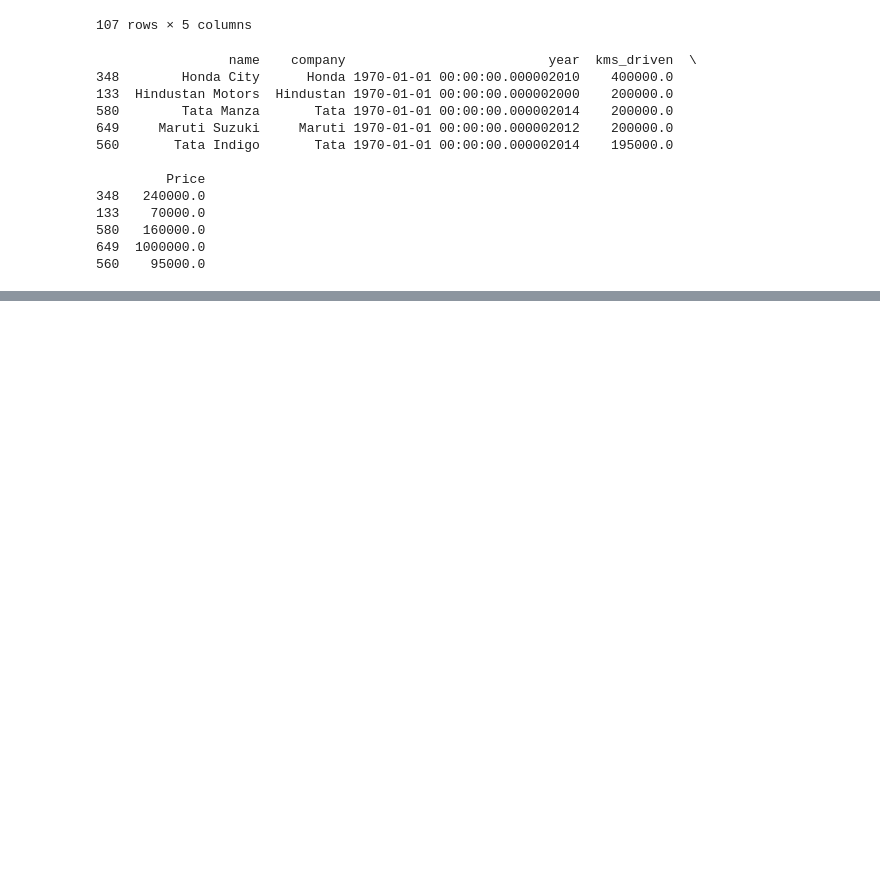
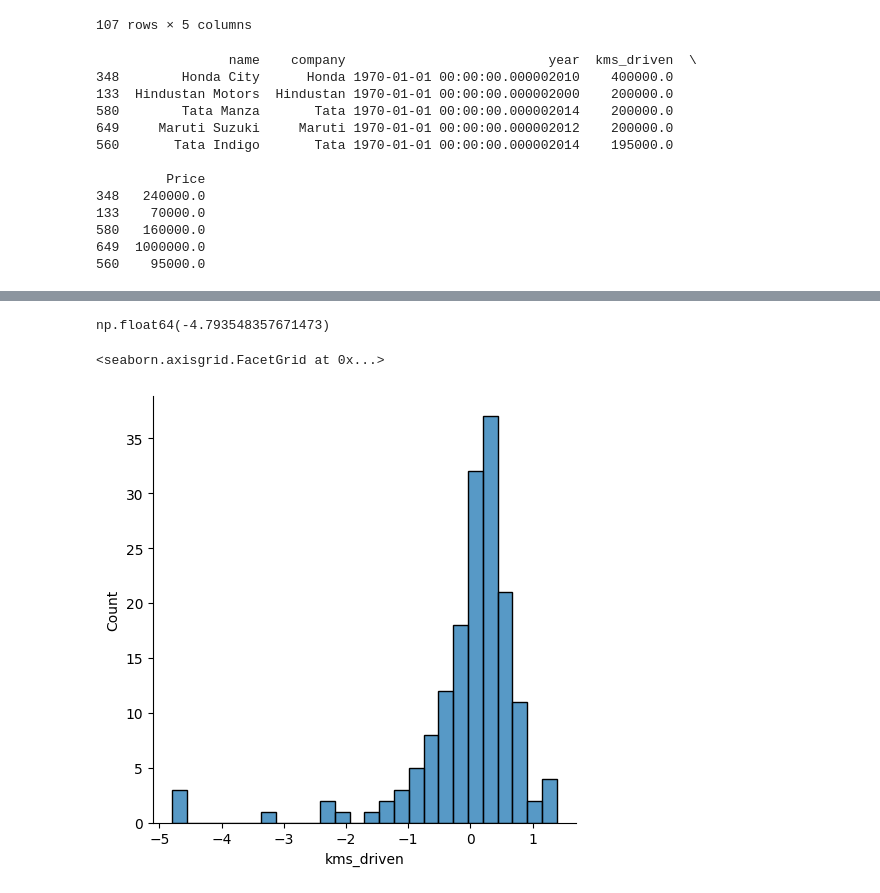
Before and after one commit to dewang002/Linear_Regression_Practice, a Jupyter notebook: Untitled.ipynb, the cells around one changed output, grey strips where cells are left out. Drawn from its saved outputs; the diff is of its cells as text; code cells hidden in the pictures; blank space fills up the shorter version.

```diff
--- a/Untitled.ipynb
+++ b/Untitled.ipynb
@@ -285,0 +359,10 @@ df
+# %%
+# feature scaled
+X_train['kms_driven'] = np.log1p(X_train['kms_driven'])
+X_val['kms_driven'] = np.log1p(X_val['kms_driven'])
+X_test['kms_driven'] = np.log1p(X_test['kms_driven'])
+
+scaler = StandardScaler()
+X_train[['kms_driven']] = scaler.fit_transform(X_train[['kms_driven']])
+X_val[['kms_driven']] = scaler.transform(X_val[['kms_driven']])
+X_test[['kms_driven']] = scaler.transform(X_test[['kms_driven']])
@@ -285,0 +401,15 @@ df
+# %%
+lower_bound = np.percentile(X_train['kms_driven'], 1)
+
+X_train['kms_driven'] = np.clip(X_train['kms_driven'], lower_bound, np.inf)
+X_val['kms_driven']   = np.clip(X_val['kms_driven'], lower_bound, np.inf)
+X_test['kms_driven']  = np.clip(X_test['kms_driven'], lower_bound, np.inf)
+# %%
+lower_bound
+# %% [output]
+np.float64(-4.793548357671473)
+# %%
+sns.displot(X_test['kms_driven'])
+# %% [output]
+<seaborn.axisgrid.FacetGrid at 0x...>
+[figure, added]
```
Also changed, not shown: parts of 13 cells of this notebook, 1 other file.
